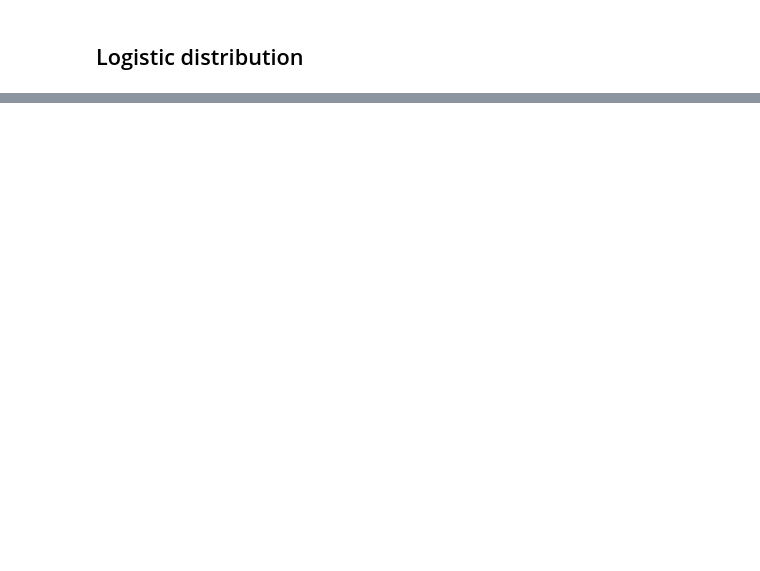
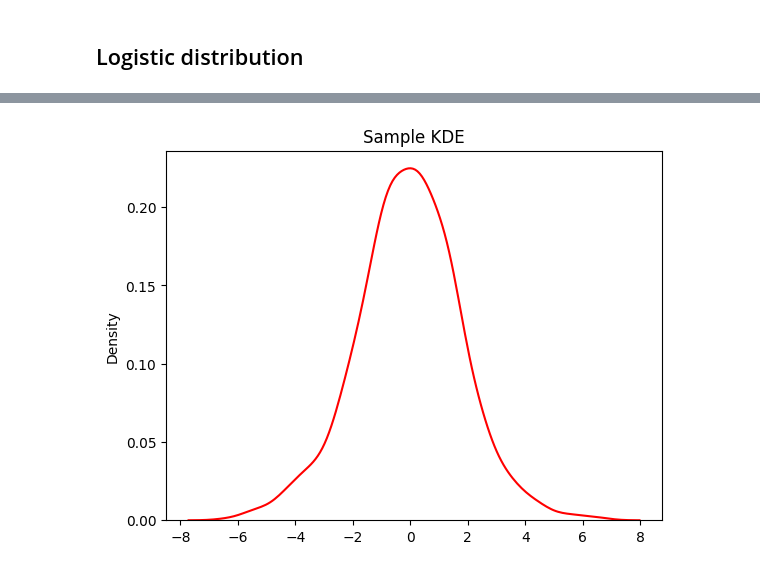
Before and after one commit to gegeorge25/DS5030_public_repo_grace_george, a Jupyter notebook: assignment_6.ipynb, the cells around one changed output, grey strips where cells are left out. Saved outputs shown, nothing was run; the diff lists cells and outputs as text; code cells hidden in the pictures; blank space fills up the shorter version.

```diff
--- a/assignment_6.ipynb
+++ b/assignment_6.ipynb
@@ -316,0 +370,7 @@ where $0 \le p_i \le 1$ and $ \sum_{k=1}^K p_k = 1$.
+# %%
+sample=sc.stats.logistic.rvs(size=1000,random_state=10)
+sns.kdeplot(x=sample,color='red')
+plt.title('Sample KDE')
+plt.show()
+# %% [output]
+[figure, added]
```
Also changed, not shown: parts of 51 cells of this notebook.
